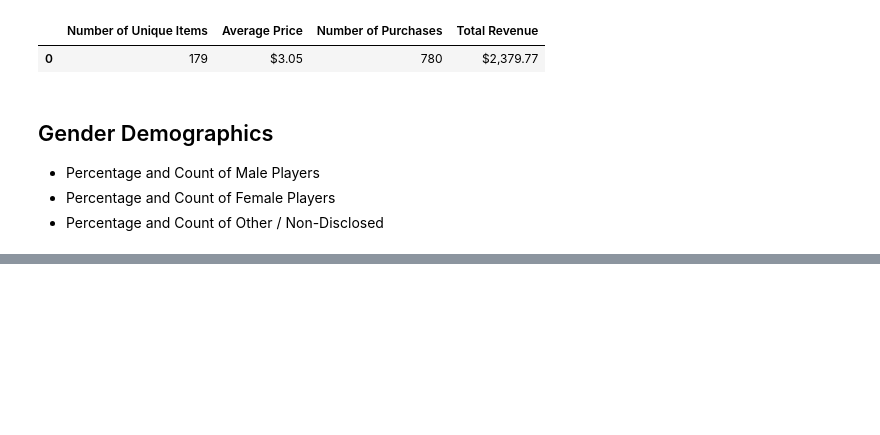
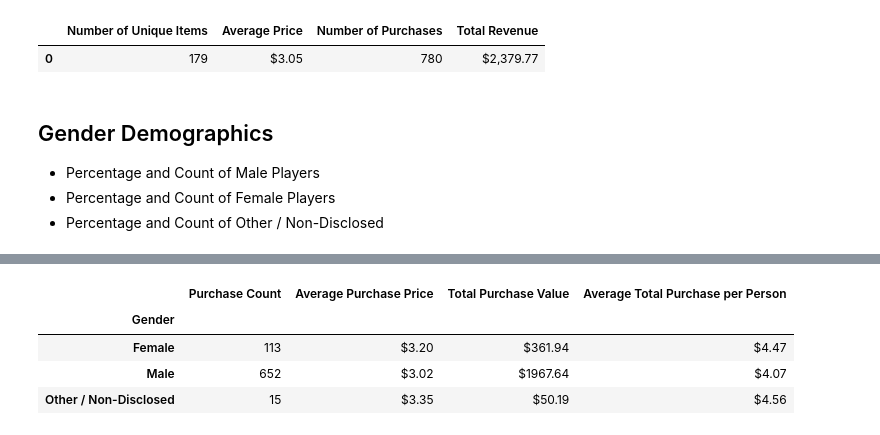
Before and after one commit to 33north/04__Pandas__pandas-challenge, a Jupyter notebook: HeroesOfPymoli/HeroesOfPymoli_starter.ipynb, the cells around one changed output, grey strips where cells are left out. Saved outputs shown, nothing was run; the diff lists cells and outputs as text; code cells hidden in the pictures; blank space fills up the shorter version.

```diff
--- a/HeroesOfPymoli/HeroesOfPymoli_starter.ipynb
+++ b/HeroesOfPymoli/HeroesOfPymoli_starter.ipynb
@@ -112,0 +121,65 @@ Percent of players = 14.0625
+# %%
+gender = purchase_data.set_index("Gender").groupby(["Gender"])
+purchase_count = gender.SN.count()
+avg_purchase_price = gender["Price"].mean()
+total_purchase_value = gender["Price"].sum()
+
+purchase_copy = purchase_data.copy()
+purchase_sub = purchase_copy[["SN", "Gender"]]
+dup_drop = purchase_sub.drop_duplicates(keep = "first")
+
+total_without_dup = dup_drop.groupby(["Gender"]).count().squeeze()
+
+avg_total_purchase_per_person = total_purchase_value / total_without_dup
+avg_total_purchase_per_person
+
+# print(purchase_count)
+# print(avg_purchase_price)
+# print(total_purchase_value)
+# print(avg_total_purchase_per_person)
+# print(type(purchase_count))
+# print(type(avg_purchase_price))
+# print(type(total_purchase_value))
+# print(type(avg_total_purchase_per_person))
+
+# purchase_count_df = purchase_count.to_frame()
+# avg_purchase_price_df = avg_purchase_price.to_frame()
+# total_purchase_value_df = total_purchase_value.to_frame()
+# avg_total_purchase_per_person_df = avg_total_purchase_per_person.to_frame()
+# print(purchase_count_df)
+# print(avg_purchase_price_df)
+# print(total_purchase_value_df)
+# print(avg_total_purchase_per_person_df)
+# print(type(purchase_count_df))
+# print(type(avg_purchase_price_df))
+# print(type(total_purchase_value_df))
+# print(type(avg_total_purchase_per_person_df))
+
+
+
+# df1 = purchase_count_df.merge(avg_purchase_price_df, left_index = True, right_index = True)
+# df2 = df1.merge(total_purchase_value_df, left_index = True, right_index = True)
+# df3 = df2.merge(avg_total_purchase_per_person_df, left_index = True, right_index = True)
+# df3
+
+# df3.rename(columns = {"SN": "Purchase Count",
+#                       "Price_x": "Average Purchase Price",
+#                       "Price_y": "Total Purchase Value",
+#                       0: "Average Total Purchase per Person"}, inplace = True)
+# df3
+
+purchase_analysis = pd.DataFrame({"Purchase Count": purchase_count,
+                                  "Average Purchase Price": avg_purchase_price,
+                                  "Total Purchase Value": total_purchase_value,
+                                  "Average Total Purchase per Person": avg_total_purchase_per_person})
+
+purchase_analysis["Average Purchase Price"] = purchase_analysis["Average Purchase Price"].map("${:.2f}".format)
+purchase_analysis["Total Purchase Value"] = purchase_analysis["Total Purchase Value"].map("${:.2f}".format)
+purchase_analysis["Average Total Purchase per Person"] = purchase_analysis["Average Total Purchase per Person"].map("${:.2f}".format)
+purchase_analysis
+# %% [output]
+|  | Purchase Count | Average Purchase Price | Total Purchase Value | Average Total Purchase per Person |
+| Gender |  |  |  |  |
+| Female | 113 | $3.20 | $361.94 | $4.47 |
+| Male | 652 | $3.02 | $1967.64 | $4.07 |
+| Other / Non-Disclosed | 15 | $3.35 | $50.19 | $4.56 |
```
Also changed, not shown: parts of 24 cells of this notebook.
